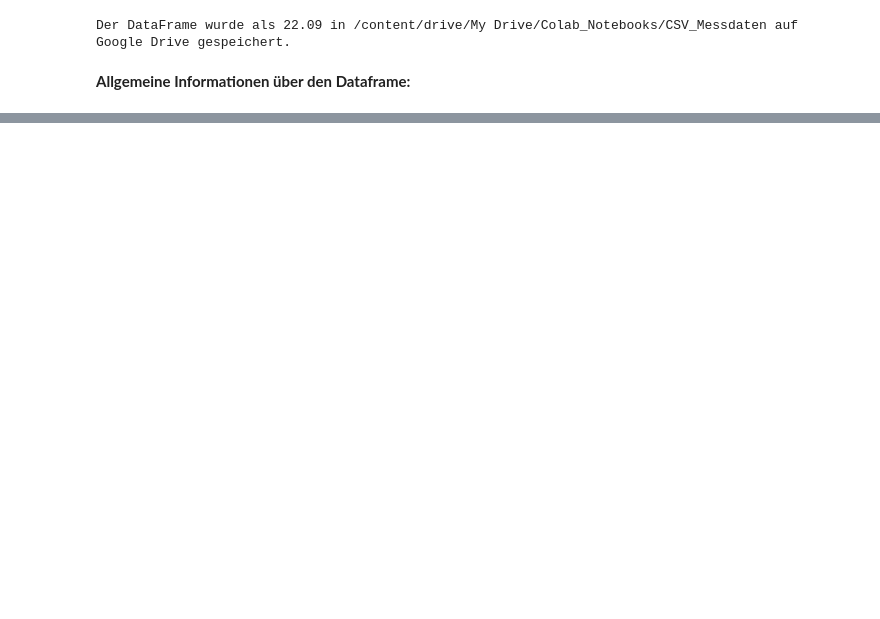
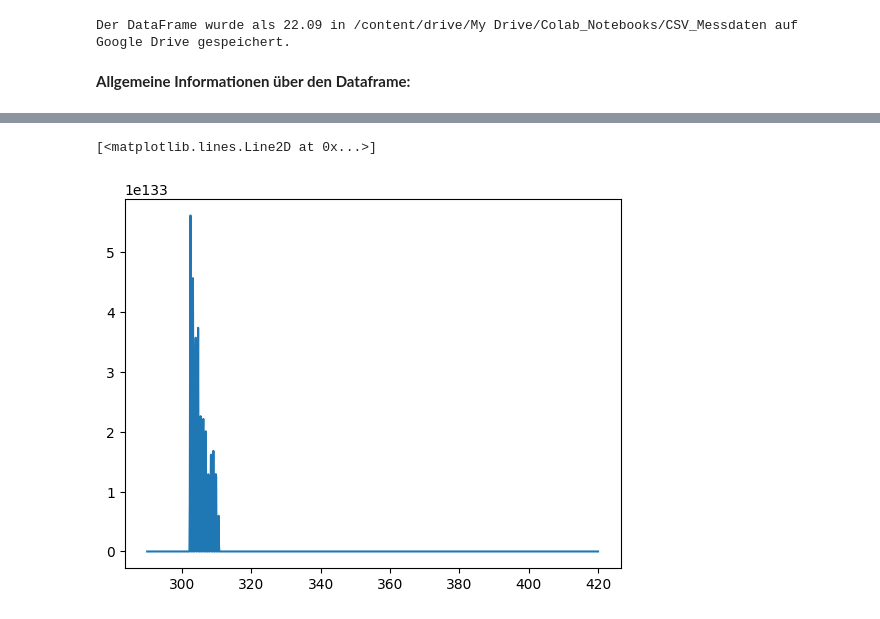
Before and after one commit to rjanow/Masterarbeit, a Jupyter notebook: UV_Measurement_to_CSV.ipynb, the cells around one changed output, grey strips where cells are left out. Drawn from its saved outputs; the diff is of its cells as text; code cells hidden in the pictures; blank space fills up the shorter version.

```diff
--- a/UV_Measurement_to_CSV.ipynb
+++ b/UV_Measurement_to_CSV.ipynb
@@ -340,3 +341,12 @@ plt.plot(schluessel_max, werte_max)
+# %%
+max_werte_rows, id_werte_rows = finde_max_werte_fuer_alle_spalten(df_rows[np_Wellenlaenge])
+
+schluessel_max = list(max_werte_rows.keys())      # Spalte mit dem maximalen Eintrag
+werte_max = list(max_werte_rows.values())         # Maximaler Wert
+plt.plot(schluessel_max, werte_max)               # Plotten der maximalen Werte über den jeweiligen Wellenlängen
+# %% [output]
+[<matplotlib.lines.Line2D at 0x...>]
+[figure, added]
 # %%
 #
 schluessel_id = list(id_werte.keys())
```
Also changed, not shown: parts of 19 cells of this notebook.
